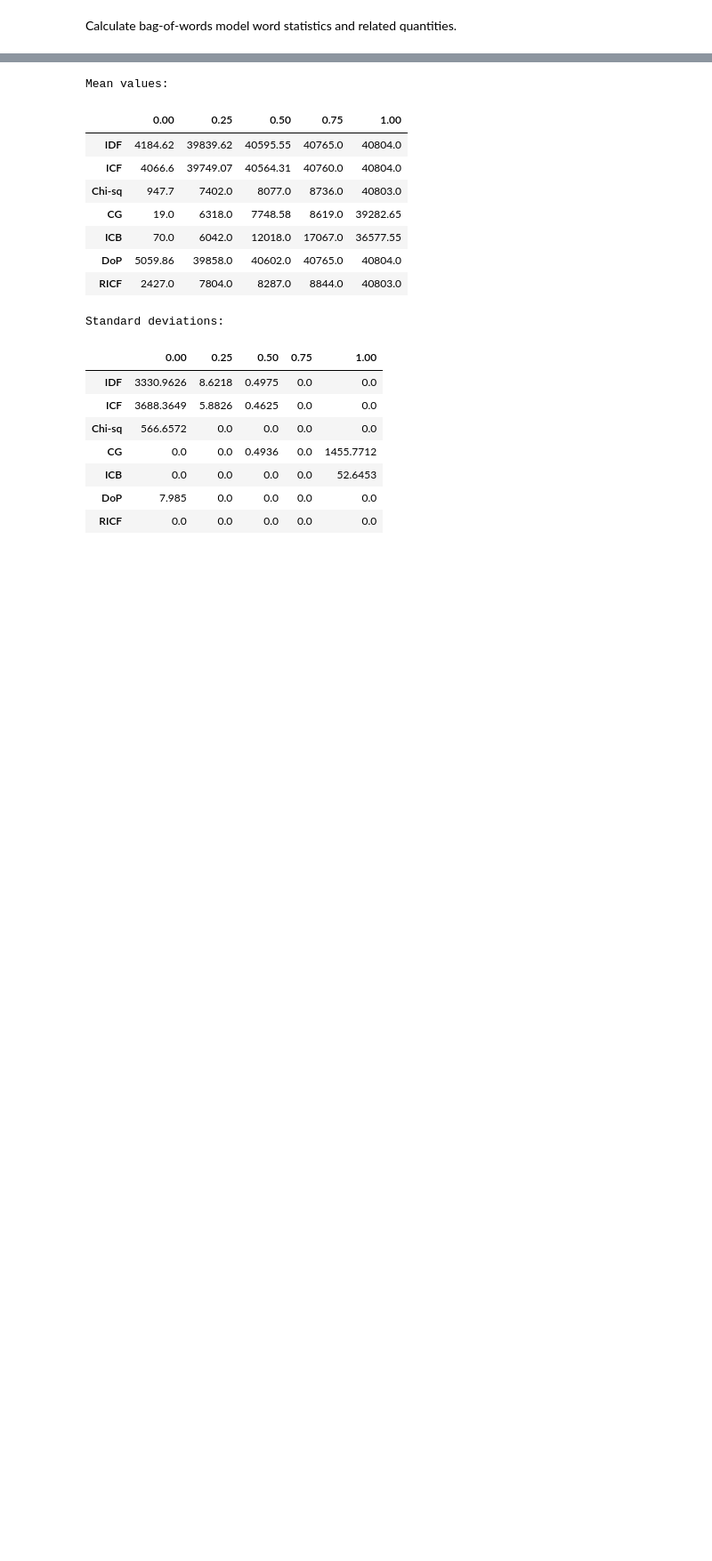
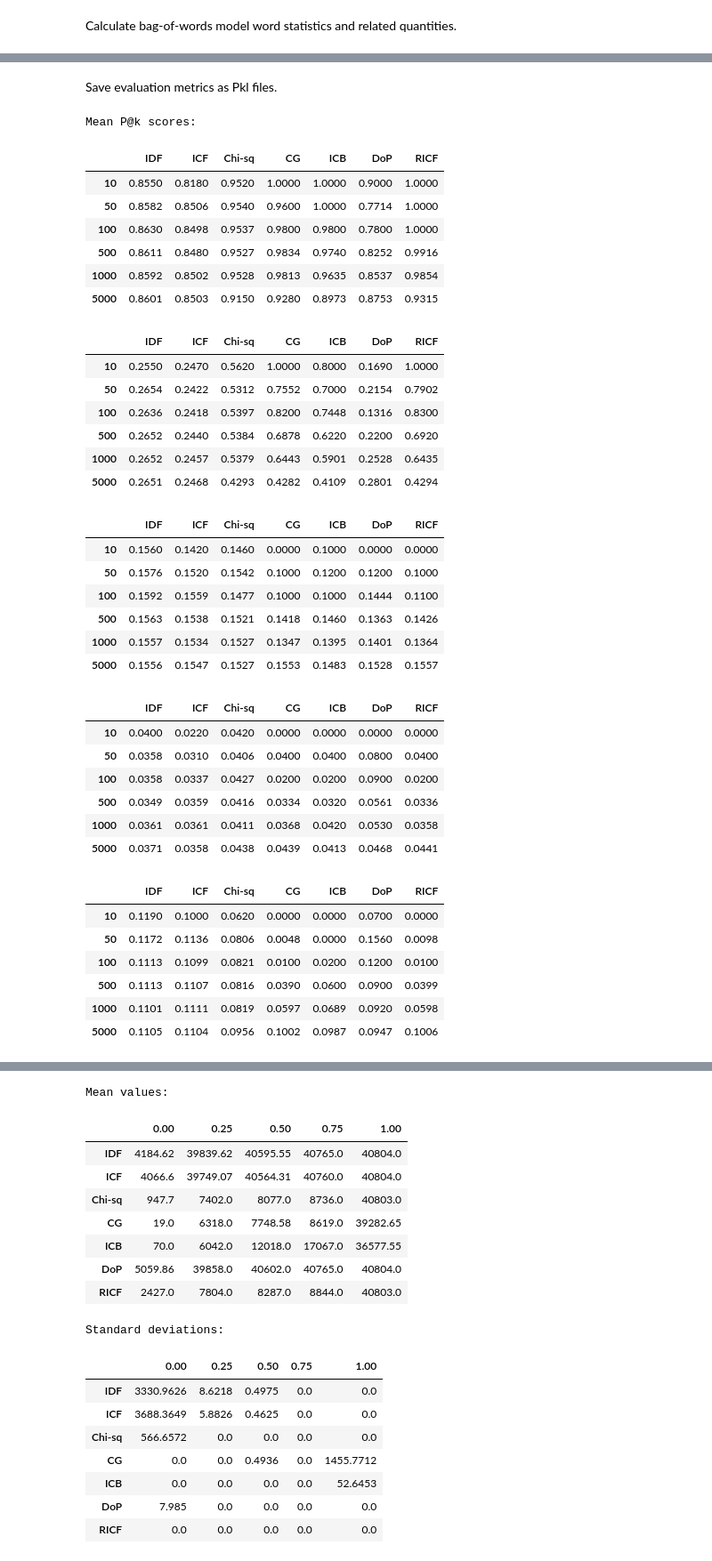
Before and after one commit to Sheridan-Stable/bursty-term-measure, a Jupyter notebook: genia/3-tables/tables.ipynb, the cells around one changed output, grey strips where cells are left out. Shown at 89% size. Cells and saved outputs as stored; diff of their text form; code cells hidden in the pictures; blank space fills up the shorter version.

```diff
--- a/genia/3-tables/tables.ipynb
+++ b/genia/3-tables/tables.ipynb
@@ -487,0 +110,9 @@ Here we reproduce the result of Table 5 from the paper.
+# %%
+# Calculate word dispersion scores according the various measures used in this study
+IDF = wordstats.get_IDF(DF)
+ICF = wordstats.get_ICF(CF)
+Chisq = wordstats.get_Chisq(collection)
+CG = wordstats.get_CG(N_i, B_i)
+ICB = wordstats.get_ICB(nij_by_nj, B_i)
+DoP = wordstats.get_DoP(collection, N_i, N_j, N)
+RICF = wordstats.get_RICF(opt_thetas, N, ICF)
@@ -487,0 +475,2 @@ Here we reproduce the result of Table 5 from the paper.
+# %% [markdown]
+Save evaluation metrics as Pkl files.
@@ -487,0 +500,67 @@ Here we reproduce the result of Table 5 from the paper.
+# %%
+# Calculate mean P@k scores and write to CSV
+all_pk_scores_means = calc_score_means(all_pk_scores)
+os.makedirs('table-4', exist_ok=True)
+pd.DataFrame(all_pk_scores_means[0]).to_csv('table-4/all-pk-means.csv', index=False)
+pd.DataFrame(all_pk_scores_means[1]).to_csv('table-4/amino_acid-pk-means.csv', index=False)
+pd.DataFrame(all_pk_scores_means[2]).to_csv('table-4/nucleotide-pk-means.csv', index=False)
+pd.DataFrame(all_pk_scores_means[3]).to_csv('table-4/multicell-pk-means.csv', index=False)
+pd.DataFrame(all_pk_scores_means[4]).to_csv('table-4/cell-pk-means.csv', index=False)
+pd.DataFrame(all_pk_scores_means[5]).to_csv('table-4/other-pk-means.csv', index=False)
+
+# Calculate standard deviations for P@k scores and write to CSV
+all_pk_scores_sds = calc_score_sds(all_pk_scores)
+os.makedirs('table-11', exist_ok=True)
+pd.DataFrame(all_pk_scores_sds[0]).to_csv('table-11/all-pk-sds.csv', index=False)
+pd.DataFrame(all_pk_scores_sds[1]).to_csv('table-11/amino_acid-pk-sds.csv', index=False)
+pd.DataFrame(all_pk_scores_sds[2]).to_csv('table-11/nucleotide-pk-sds.csv', index=False)
+pd.DataFrame(all_pk_scores_sds[3]).to_csv('table-11/multicell-pk-sds.csv', index=False)
+pd.DataFrame(all_pk_scores_sds[4]).to_csv('table-11/cell-pk-sds.csv', index=False)
+pd.DataFrame(all_pk_scores_sds[5]).to_csv('table-11/other-pk-sds.csv', index=False)
+# %%
+# Display mean P@k scores and console
+print("Mean P@k scores:")
+with pd.option_context('display.precision', 4):
+    display(all_pk_scores_means[0].round(4))
+    display(all_pk_scores_means[1].round(4))
+    display(all_pk_scores_means[2].round(4))
+    display(all_pk_scores_means[3].round(4))
+    display(all_pk_scores_means[4].round(4))
+    display(all_pk_scores_means[5].round(4))
+# %% [output]
+Mean P@k scores:
+|  | IDF | ICF | Chi-sq | CG | ICB | DoP | RICF |
+| 10 | 0.8550 | 0.8180 | 0.9520 | 1.0000 | 1.0000 | 0.9000 | 1.0000 |
+| 50 | 0.8582 | 0.8506 | 0.9540 | 0.9600 | 1.0000 | 0.7714 | 1.0000 |
+| 100 | 0.8630 | 0.8498 | 0.9537 | 0.9800 | 0.9800 | 0.7800 | 1.0000 |
+| 500 | 0.8611 | 0.8480 | 0.9527 | 0.9834 | 0.9740 | 0.8252 | 0.9916 |
+| 1000 | 0.8592 | 0.8502 | 0.9528 | 0.9813 | 0.9635 | 0.8537 | 0.9854 |
+| 5000 | 0.8601 | 0.8503 | 0.9150 | 0.9280 | 0.8973 | 0.8753 | 0.9315 |
+|  | IDF | ICF | Chi-sq | CG | ICB | DoP | RICF |
+| 10 | 0.2550 | 0.2470 | 0.5620 | 1.0000 | 0.8000 | 0.1690 | 1.0000 |
+| 50 | 0.2654 | 0.2422 | 0.5312 | 0.7552 | 0.7000 | 0.2154 | 0.7902 |
+| 100 | 0.2636 | 0.2418 | 0.5397 | 0.8200 | 0.7448 | 0.1316 | 0.8300 |
+| 500 | 0.2652 | 0.2440 | 0.5384 | 0.6878 | 0.6220 | 0.2200 | 0.6920 |
+| 1000 | 0.2652 | 0.2457 | 0.5379 | 0.6443 | 0.5901 | 0.2528 | 0.6435 |
+| 5000 | 0.2651 | 0.2468 | 0.4293 | 0.4282 | 0.4109 | 0.2801 | 0.4294 |
+|  | IDF | ICF | Chi-sq | CG | ICB | DoP | RICF |
+| 10 | 0.1560 | 0.1420 | 0.1460 | 0.0000 | 0.1000 | 0.0000 | 0.0000 |
+| 50 | 0.1576 | 0.1520 | 0.1542 | 0.1000 | 0.1200 | 0.1200 | 0.1000 |
+| 100 | 0.1592 | 0.1559 | 0.1477 | 0.1000 | 0.1000 | 0.1444 | 0.1100 |
+| 500 | 0.1563 | 0.1538 | 0.1521 | 0.1418 | 0.1460 | 0.1363 | 0.1426 |
+| 1000 | 0.1557 | 0.1534 | 0.1527 | 0.1347 | 0.1395 | 0.1401 | 0.1364 |
+| 5000 | 0.1556 | 0.1547 | 0.1527 | 0.1553 | 0.1483 | 0.1528 | 0.1557 |
+|  | IDF | ICF | Chi-sq | CG | ICB | DoP | RICF |
+| 10 | 0.0400 | 0.0220 | 0.0420 | 0.0000 | 0.0000 | 0.0000 | 0.0000 |
+| 50 | 0.0358 | 0.0310 | 0.0406 | 0.0400 | 0.0400 | 0.0800 | 0.0400 |
+| 100 | 0.0358 | 0.0337 | 0.0427 | 0.0200 | 0.0200 | 0.0900 | 0.0200 |
+| 500 | 0.0349 | 0.0359 | 0.0416 | 0.0334 | 0.0320 | 0.0561 | 0.0336 |
+| 1000 | 0.0361 | 0.0361 | 0.0411 | 0.0368 | 0.0420 | 0.0530 | 0.0358 |
+| 5000 | 0.0371 | 0.0358 | 0.0438 | 0.0439 | 0.0413 | 0.0468 | 0.0441 |
+|  | IDF | ICF | Chi-sq | CG | ICB | DoP | RICF |
+| 10 | 0.1190 | 0.1000 | 0.0620 | 0.0000 | 0.0000 | 0.0700 | 0.0000 |
+| 50 | 0.1172 | 0.1136 | 0.0806 | 0.0048 | 0.0000 | 0.1560 | 0.0098 |
+| 100 | 0.1113 | 0.1099 | 0.0821 | 0.0100 | 0.0200 | 0.1200 | 0.0100 |
+| 500 | 0.1113 | 0.1107 | 0.0816 | 0.0390 | 0.0600 | 0.0900 | 0.0399 |
+| 1000 | 0.1101 | 0.1111 | 0.0819 | 0.0597 | 0.0689 | 0.0920 | 0.0598 |
+| 5000 | 0.1105 | 0.1104 | 0.0956 | 0.1002 | 0.0987 | 0.0947 | 0.1006 |
```
Also changed, not shown: parts of 56 cells of this notebook, 53 other files.
